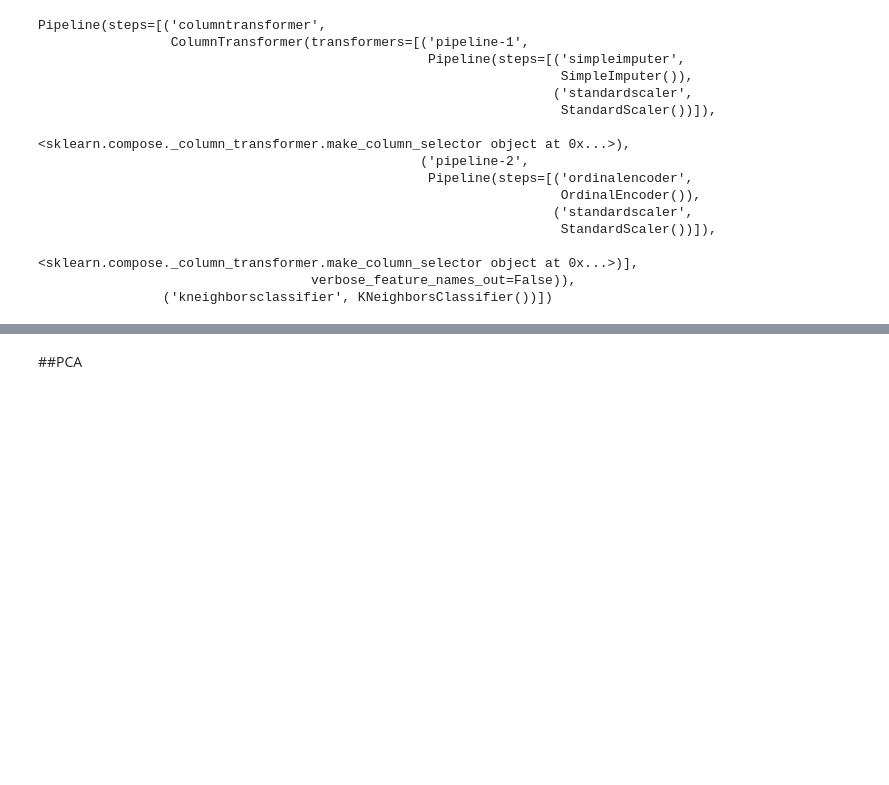
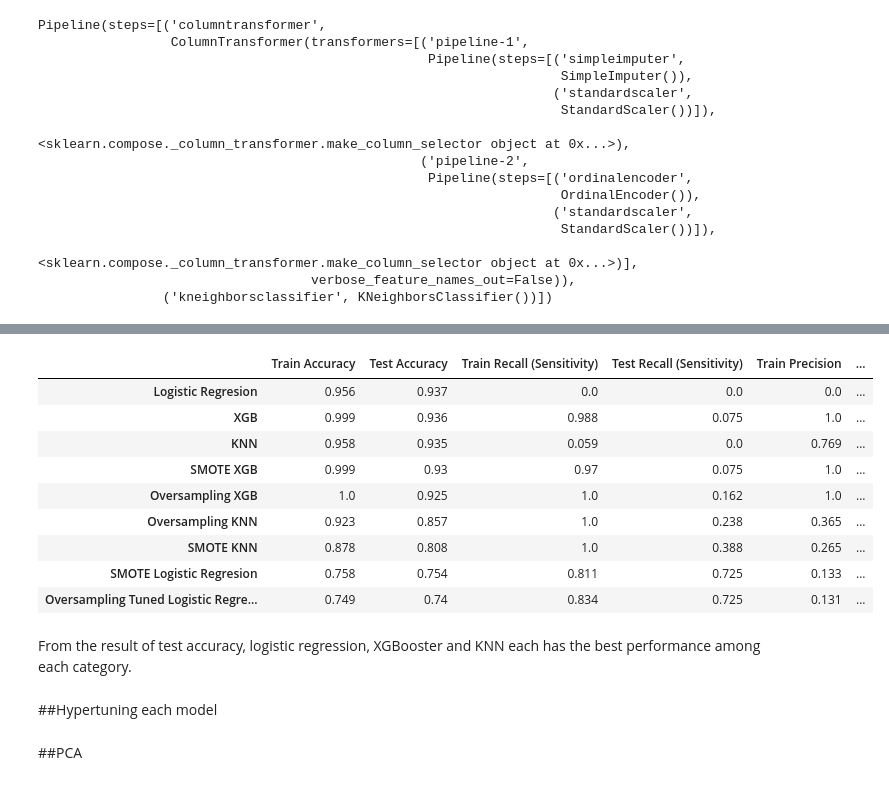
Before and after one commit to hawkeyedatatsai/Stroke-Prediction, a Jupyter notebook: Stroke_Prediction.ipynb, the cells around one changed output, grey strips where cells are left out. Saved outputs shown, nothing was run; the diff lists cells and outputs as text; code cells hidden in the pictures; blank space fills up the shorter version.

```diff
--- a/Stroke_Prediction.ipynb
+++ b/Stroke_Prediction.ipynb
@@ -527,3 +760,20 @@ NameError: ignored
+# %%
+class_metrics_df.sort_values('Test Accuracy', ascending=False)
+# %% [output]
+|  | Train Accuracy | Test Accuracy | Train Recall (Sensitivity) | Test Recall (Sensitivity) | Train Precision | ... |
+| Logistic Regresion | 0.956 | 0.937 | 0.0 | 0.0 | 0.0 | ... |
+| XGB | 0.999 | 0.936 | 0.988 | 0.075 | 1.0 | ... |
+| KNN | 0.958 | 0.935 | 0.059 | 0.0 | 0.769 | ... |
+| SMOTE XGB | 0.999 | 0.93 | 0.97 | 0.075 | 1.0 | ... |
+| Oversampling XGB | 1.0 | 0.925 | 1.0 | 0.162 | 1.0 | ... |
+| Oversampling KNN | 0.923 | 0.857 | 1.0 | 0.238 | 0.365 | ... |
+| SMOTE KNN | 0.878 | 0.808 | 1.0 | 0.388 | 0.265 | ... |
+| SMOTE Logistic Regresion | 0.758 | 0.754 | 0.811 | 0.725 | 0.133 | ... |
+| Oversampling Tuned Logistic Regre... | 0.749 | 0.74 | 0.834 | 0.725 | 0.131 | ... |
+# %% [markdown]
+From the result of test accuracy, logistic regression, XGBooster and KNN each has the best performance among each category.
+# %% [markdown]
+##Hypertuning each model
 # %% [markdown]
 ##PCA
 # %% [markdown]
```
Also changed, not shown: parts of 23 cells of this notebook.
